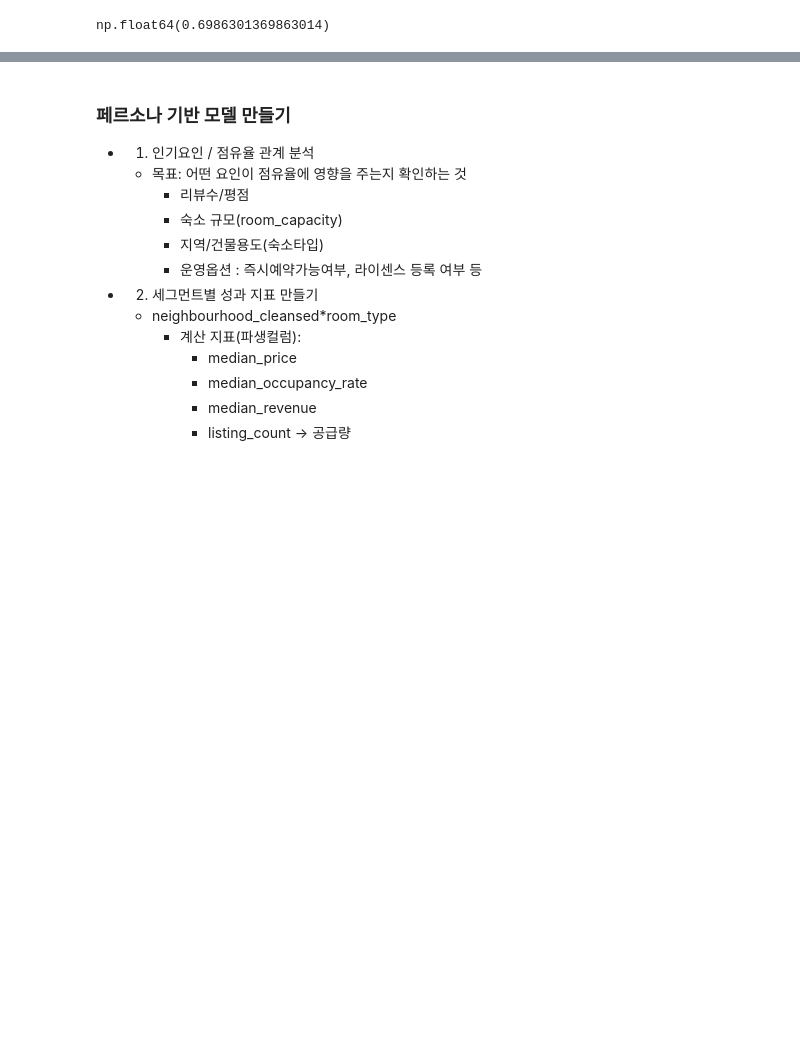
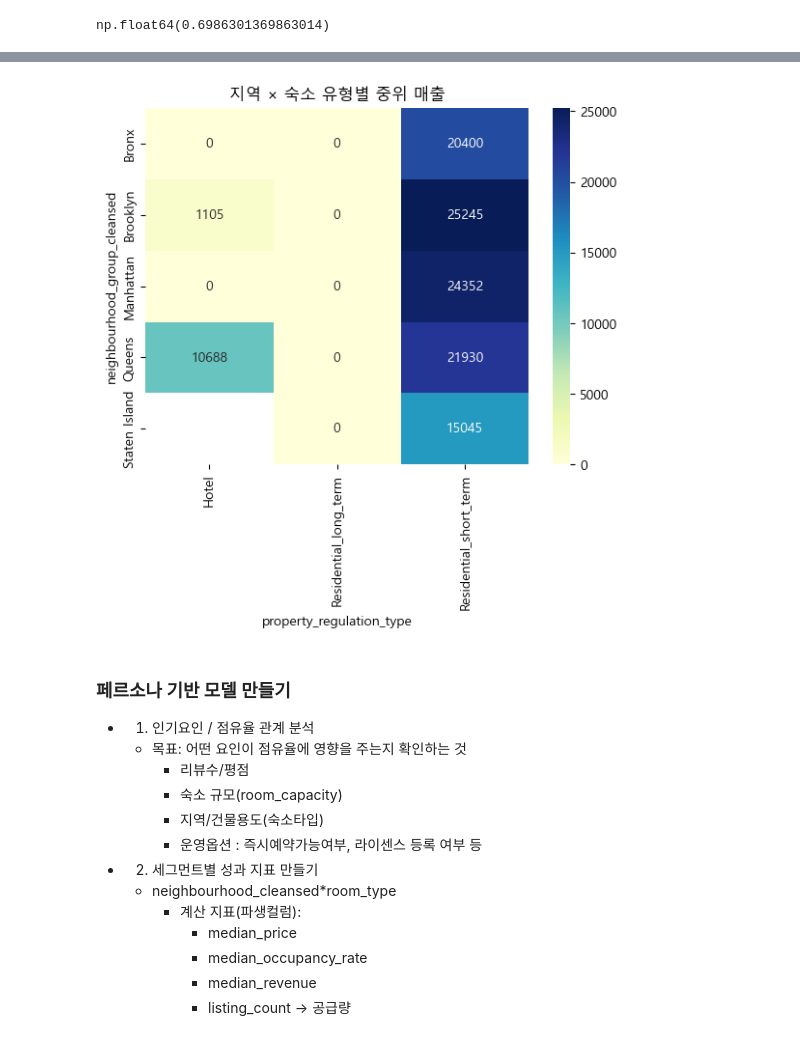
Before and after one commit to motimit/second_project, a Jupyter notebook: Chanhui_EDA/final_preproceed.ipynb, the cells around one changed output, grey strips where cells are left out. Saved outputs shown, nothing was run; the diff lists cells and outputs as text; code cells hidden in the pictures; blank space fills up the shorter version.

```diff
--- a/Chanhui_EDA/final_preproceed.ipynb
+++ b/Chanhui_EDA/final_preproceed.ipynb
@@ -139,3 +224,16 @@ np.float64(0.6986301369863014)
+# %%
+pivot = df.pivot_table(
+    values='estimated_revenue_l365d',
+    index='neighbourhood_group_cleansed',
+    columns='property_regulation_type',
+    aggfunc='median'
+)
+
+sns.heatmap(pivot, annot=True, fmt=".0f", cmap="YlGnBu")
+plt.title("지역 × 숙소 유형별 중위 매출")
+plt.show()
+# %% [output]
+[figure, added]
 # %% [markdown]
 ### 페르소나 기반 모델 만들기
 - 1. 인기요인 / 점유율 관계 분석
```
Also changed, not shown: parts of 12 cells of this notebook.
